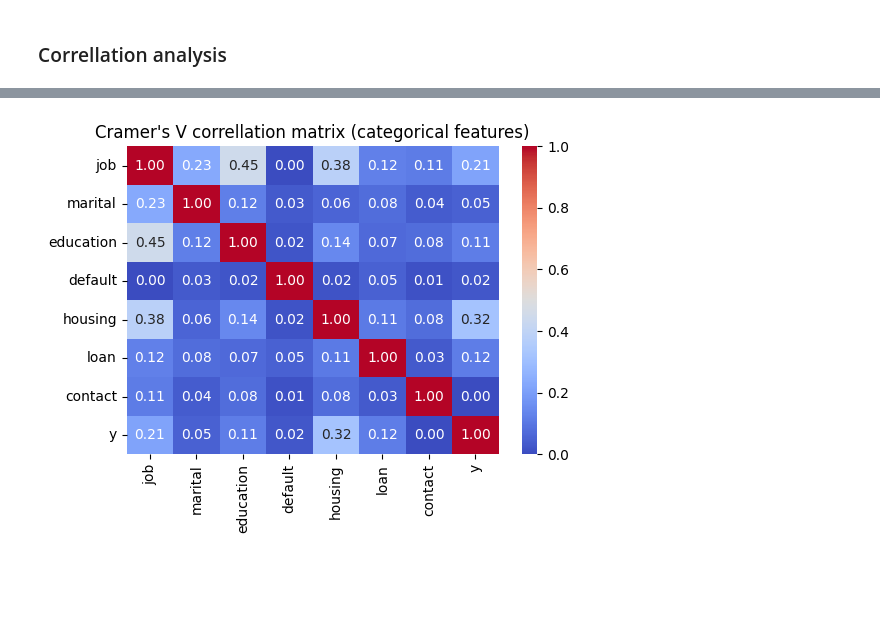
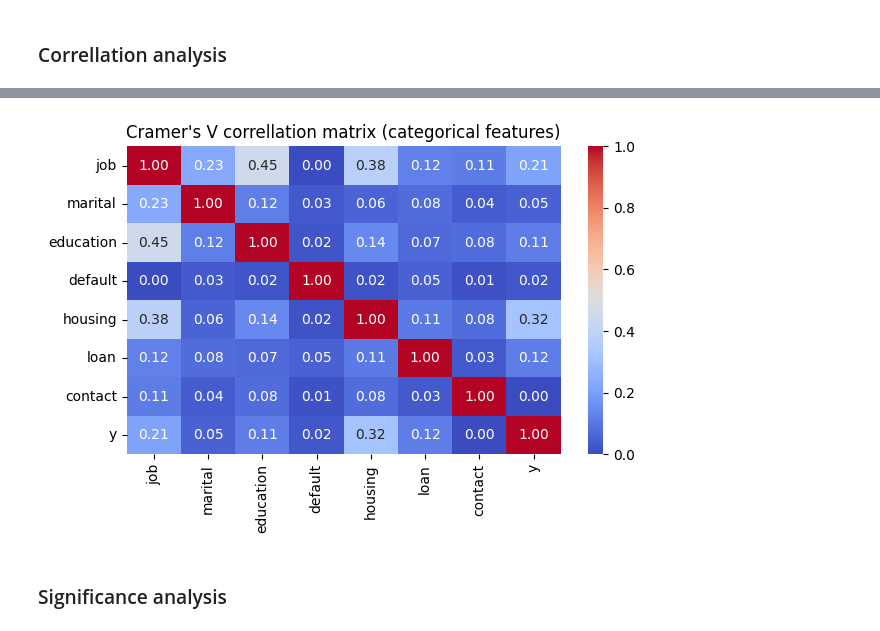
Before and after one commit to Kowd-PauUh/ml-in-depression-estimation, a Jupyter notebook: src/notebooks/marketing-campaign-modelling.ipynb, the cells around one changed output, grey strips where cells are left out. Cells and saved outputs as stored; diff of their text form; code cells hidden in the pictures; blank space fills up the shorter version.

Commit message:
Significance analysis

```diff
--- a/src/notebooks/marketing-campaign-modelling.ipynb
+++ b/src/notebooks/marketing-campaign-modelling.ipynb
@@ -238,33 +239,36 @@ plt.show()
 # %%
+# Cramer's V correllation for continuous variables
 from copy import deepcopy
 
 from sklearn.preprocessing import LabelEncoder
 from scipy.stats import chi2_contingency
 
 def cramers_v(vector_1, vector_2):
     confusion_matrix = pd.crosstab(vector_1, vector_2)
     chi2 = chi2_contingency(confusion_matrix)[0]
 
     n = confusion_matrix.to_numpy().sum()
     phi2 = chi2 / n
     r, k = confusion_matrix.shape
 
     phi2corr = max(0, phi2 - ((k - 1) * (r - 1)) / (n - 1))
     rcorr = r - ((r - 1) ** 2) / (n - 1)
     kcorr = k - ((k - 1) ** 2) / (n - 1)
 
     return np.sqrt(phi2corr / min((kcorr - 1), (rcorr - 1)))
 
-ctg_df = deepcopy(ground_df)[CATEGORICAL_FEATURES]
+encoded_df = deepcopy(ground_df)
 label_encoders = {}
 for feature in CATEGORICAL_FEATURES:
     le = LabelEncoder()
-    ctg_df[feature] = le.fit_transform(ctg_df[feature])
+    encoded_df[feature] = le.fit_transform(encoded_df[feature])
     label_encoders[feature] = le
 
-plt.figure(figsize=(6, 4))
-sns.heatmap(ctg_df.corr(method=cramers_v), annot=True, cmap='coolwarm', fmt=".2f")
+plt.figure(figsize=(7, 4))
+sns.heatmap(encoded_df[CATEGORICAL_FEATURES].corr(method=cramers_v), annot=True, cmap='coolwarm', fmt=".2f")
 plt.title("Cramer's V correllation matrix (categorical features)")
 plt.show()
 # %% [output]
-[figure, old version]
+[figure, new version]
+# %% [markdown]
+### Significance analysis
```
Also changed, not shown: parts of 8 cells of this notebook.
